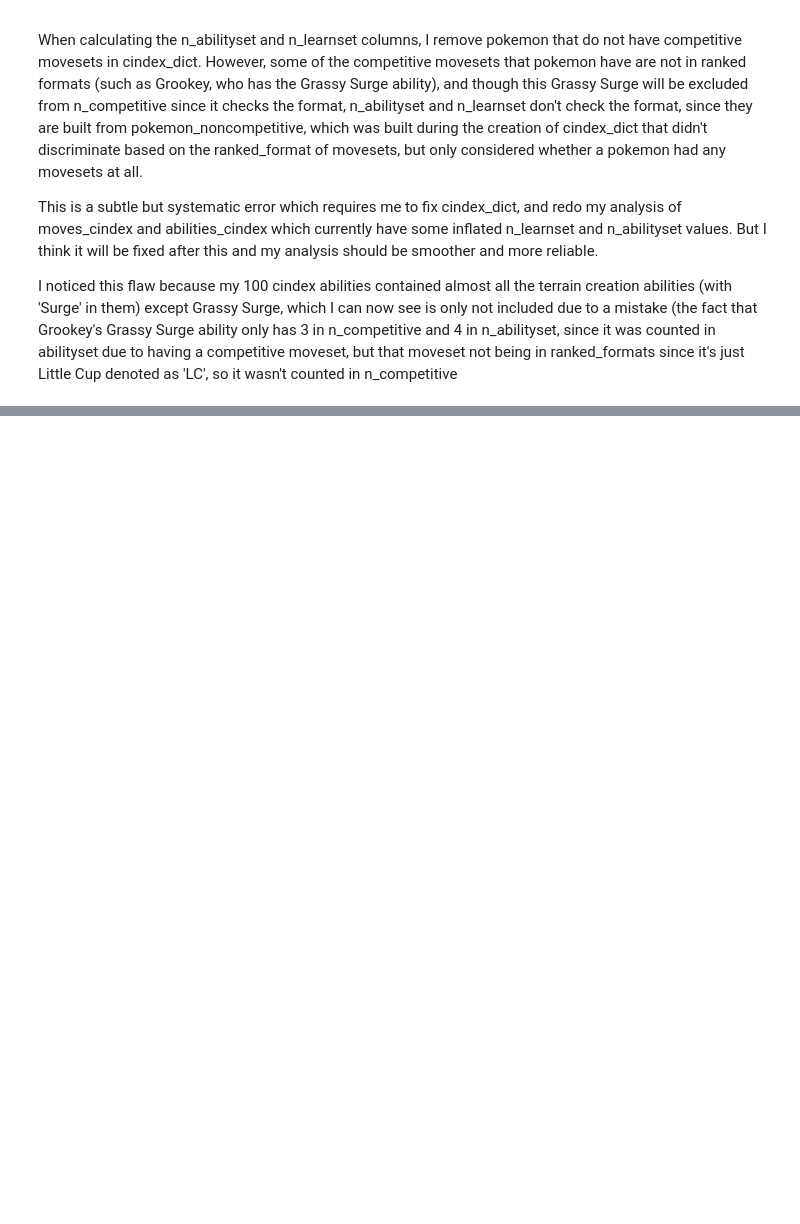
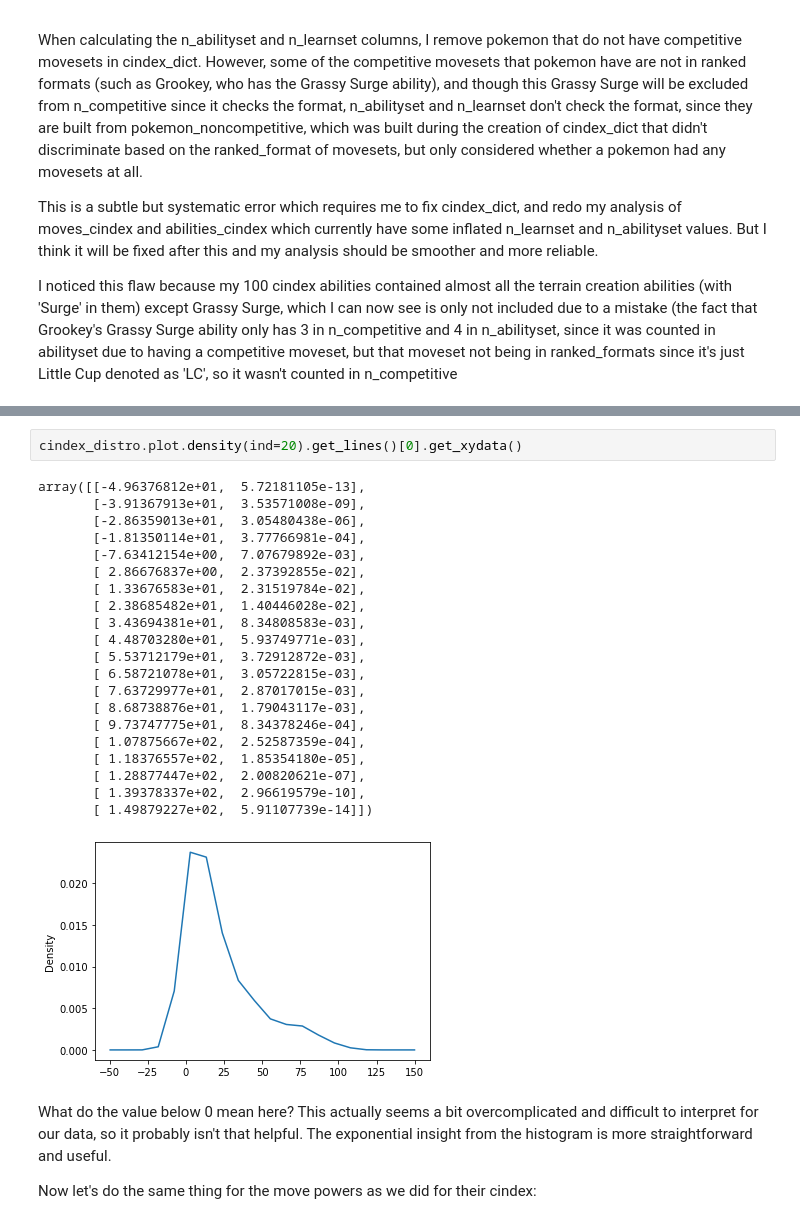
Before and after one commit to MZNewman/Springboard, a Jupyter notebook: SecondCapstone/EDA_experiments.ipynb, the cells around one changed output, grey strips where cells are left out. Cells and saved outputs as stored; diff of their text form; blank space fills up the shorter version.

```diff
--- a/SecondCapstone/EDA_experiments.ipynb
+++ b/SecondCapstone/EDA_experiments.ipynb
@@ -4667,0 +5864,28 @@ I noticed this flaw because my 100 cindex abilities contained almost all the ter
+# %%
+cindex_distro.plot.density(ind=20).get_lines()[0].get_xydata()
+# %% [output]
+array([[-4.96376812e+01,  5.72181105e-13],
+       [-3.91367913e+01,  3.53571008e-09],
+       [-2.86359013e+01,  3.05480438e-06],
+       [-1.81350114e+01,  3.77766981e-04],
+       [-7.63412154e+00,  7.07679892e-03],
+       [ 2.86676837e+00,  2.37392855e-02],
+       [ 1.33676583e+01,  2.31519784e-02],
+       [ 2.38685482e+01,  1.40446028e-02],
+       [ 3.43694381e+01,  8.34808583e-03],
+       [ 4.48703280e+01,  5.93749771e-03],
+       [ 5.53712179e+01,  3.72912872e-03],
+       [ 6.58721078e+01,  3.05722815e-03],
+       [ 7.63729977e+01,  2.87017015e-03],
+       [ 8.68738876e+01,  1.79043117e-03],
+       [ 9.73747775e+01,  8.34378246e-04],
+       [ 1.07875667e+02,  2.52587359e-04],
+       [ 1.18376557e+02,  1.85354180e-05],
+       [ 1.28877447e+02,  2.00820621e-07],
+       [ 1.39378337e+02,  2.96619579e-10],
+       [ 1.49879227e+02,  5.91107739e-14]])
+[figure, added]
+# %% [markdown]
+What do the value below 0 mean here? This actually seems a bit overcomplicated and difficult to interpret for our data, so it probably isn't that helpful. The exponential insight from the histogram is more straightforward and useful.
+
+Now let's do the same thing for the move powers as we did for their cindex:
```
Also changed, not shown: parts of 261 cells of this notebook, 1 other file.
